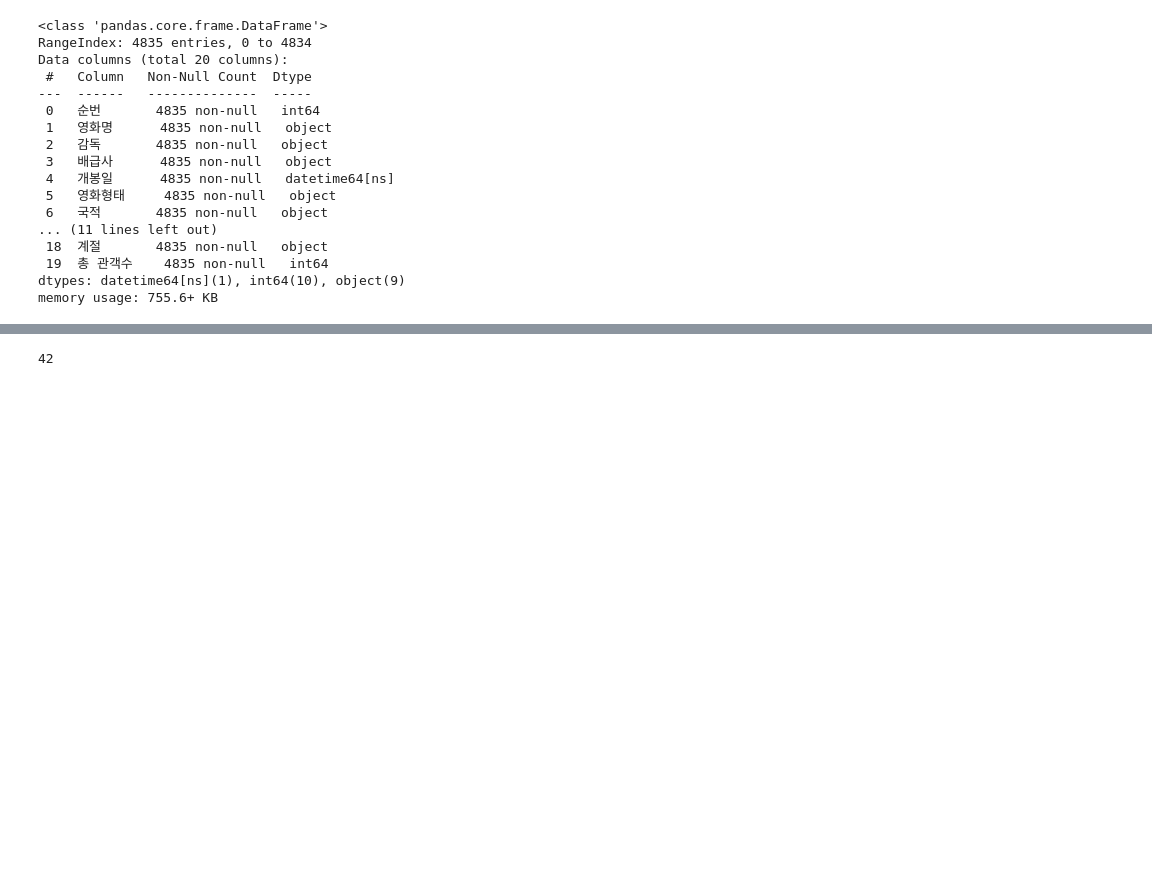
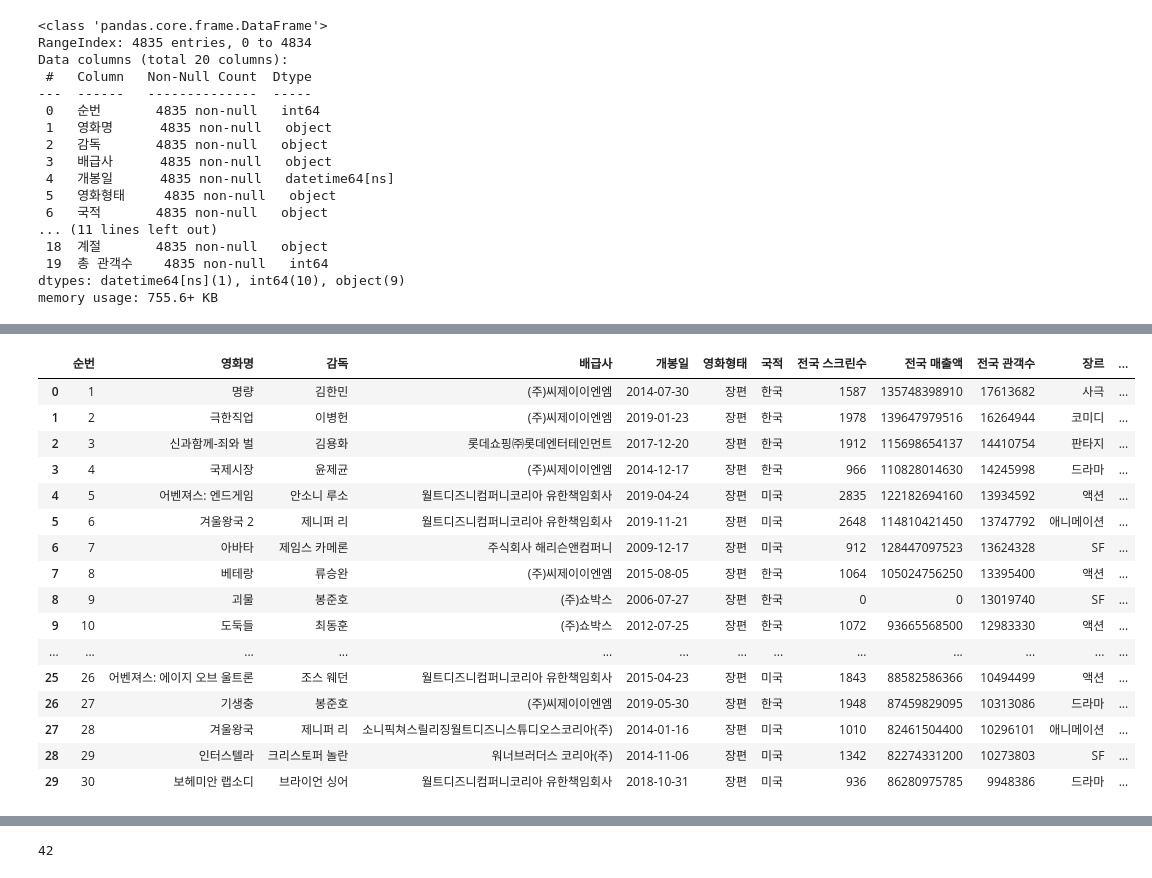
Before and after one commit to Play-Web-miniProject/MovieDL, a Jupyter notebook: taehyeon/movie_eda_ver03.ipynb, the cells around one changed output, grey strips where cells are left out. Saved outputs shown, nothing was run; the diff lists cells and outputs as text; code cells hidden in the pictures; blank space fills up the shorter version.

```diff
--- a/taehyeon/movie_eda_ver03.ipynb
+++ b/taehyeon/movie_eda_ver03.ipynb
@@ -628,3 +715,5 @@ Data columns (total 20 columns):
  19  총 관객수    4835 non-null   int64
 dtypes: datetime64[ns](1), int64(10), object(9)
 memory usage: 755.6+ KB
+# %%
+movie_final['전국 관객수'] = movie_final['전국 관객수'].astype('int64')
@@ -630,0 +736,20 @@ memory usage: 755.6+ KB
+# %%
+movie_final.head(30)
+# %% [output]
+|  | 순번 | 영화명 | 감독 | 배급사 | 개봉일 | 영화형태 | 국적 | 전국 스크린수 | 전국 매출액 | 전국 관객수 | 장르 | ... |
+| 0 | 1 | 명량 | 김한민 | (주)씨제이이엔엠 | 2014-07-30 | 장편 | 한국 | 1587 | 135748398910 | 17613682 | 사극 | ... |
+| 1 | 2 | 극한직업 | 이병헌 | (주)씨제이이엔엠 | 2019-01-23 | 장편 | 한국 | 1978 | 139647979516 | 16264944 | 코미디 | ... |
+| 2 | 3 | 신과함께-죄와 벌 | 김용화 | 롯데쇼핑㈜롯데엔터테인먼트 | 2017-12-20 | 장편 | 한국 | 1912 | 115698654137 | 14410754 | 판타지 | ... |
+| 3 | 4 | 국제시장 | 윤제균 | (주)씨제이이엔엠 | 2014-12-17 | 장편 | 한국 | 966 | 110828014630 | 14245998 | 드라마 | ... |
+| 4 | 5 | 어벤져스: 엔드게임 | 안소니 루소 | 월트디즈니컴퍼니코리아 유한책임회사 | 2019-04-24 | 장편 | 미국 | 2835 | 122182694160 | 13934592 | 액션 | ... |
+| 5 | 6 | 겨울왕국 2 | 제니퍼 리 | 월트디즈니컴퍼니코리아 유한책임회사 | 2019-11-21 | 장편 | 미국 | 2648 | 114810421450 | 13747792 | 애니메이션 | ... |
+| 6 | 7 | 아바타 | 제임스 카메론 | 주식회사 해리슨앤컴퍼니 | 2009-12-17 | 장편 | 미국 | 912 | 128447097523 | 13624328 | SF | ... |
+| 7 | 8 | 베테랑 | 류승완 | (주)씨제이이엔엠 | 2015-08-05 | 장편 | 한국 | 1064 | 105024756250 | 13395400 | 액션 | ... |
+| 8 | 9 | 괴물 | 봉준호 | (주)쇼박스 | 2006-07-27 | 장편 | 한국 | 0 | 0 | 13019740 | SF | ... |
+| 9 | 10 | 도둑들 | 최동훈 | (주)쇼박스 | 2012-07-25 | 장편 | 한국 | 1072 | 93665568500 | 12983330 | 액션 | ... |
+| ... | ... | ... | ... | ... | ... | ... | ... | ... | ... | ... | ... | ... |
+| 25 | 26 | 어벤져스: 에이지 오브 울트론 | 조스 웨던 | 월트디즈니컴퍼니코리아 유한책임회사 | 2015-04-23 | 장편 | 미국 | 1843 | 88582586366 | 10494499 | 액션 | ... |
+| 26 | 27 | 기생충 | 봉준호 | (주)씨제이이엔엠 | 2019-05-30 | 장편 | 한국 | 1948 | 87459829095 | 10313086 | 드라마 | ... |
+| 27 | 28 | 겨울왕국 | 제니퍼 리 | 소니픽쳐스릴리징월트디즈니스튜디오스코리아(주) | 2014-01-16 | 장편 | 미국 | 1010 | 82461504400 | 10296101 | 애니메이션 | ... |
+| 28 | 29 | 인터스텔라 | 크리스토퍼 놀란 | 워너브러더스 코리아(주) | 2014-11-06 | 장편 | 미국 | 1342 | 82274331200 | 10273803 | SF | ... |
+| 29 | 30 | 보헤미안 랩소디 | 브라이언 싱어 | 월트디즈니컴퍼니코리아 유한책임회사 | 2018-10-31 | 장편 | 미국 | 936 | 86280975785 | 9948386 | 드라마 | ... |
```
Also changed, not shown: parts of 39 cells of this notebook, 1 other file.
